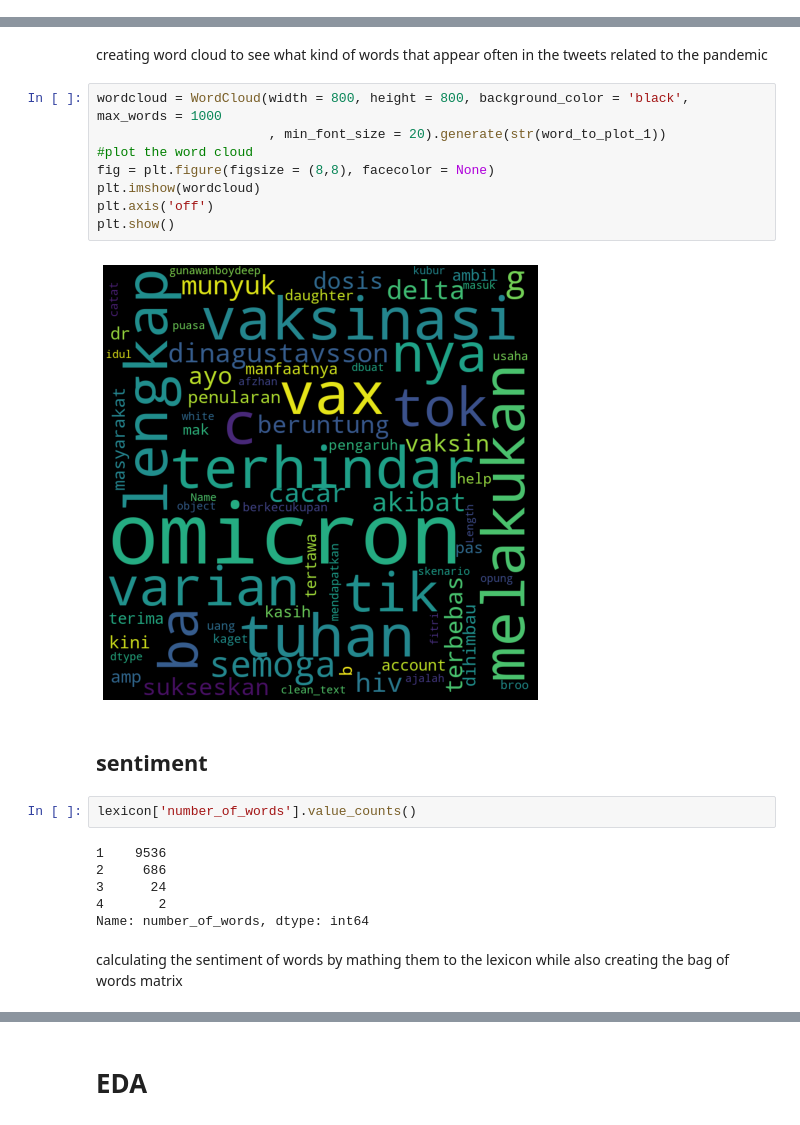
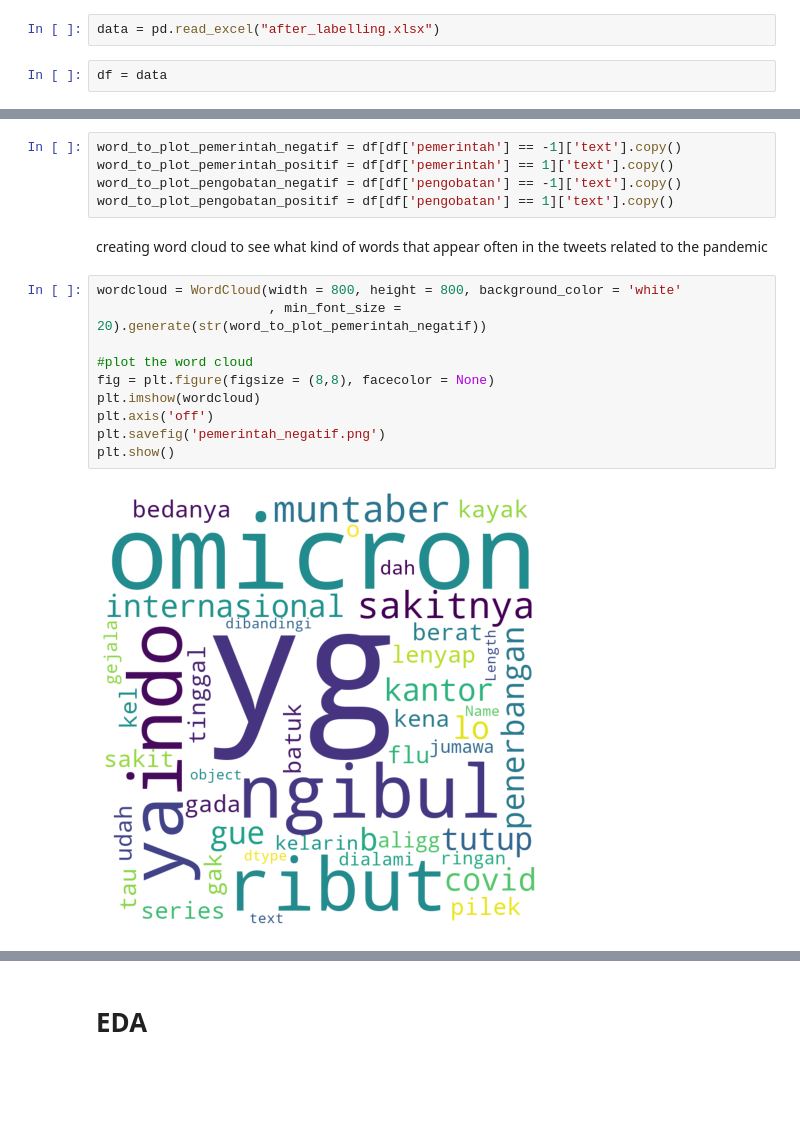
Before and after one commit to primakurniawan/analisis_sentimen_raja, a Jupyter notebook: Analysis.ipynb, the cells around one changed output, grey strips where cells are left out. Drawn from its saved outputs; the diff is of its cells as text; blank space fills up the shorter version.

Commit message:
create wordCloud

```diff
--- a/Analysis.ipynb
+++ b/Analysis.ipynb
@@ -244,0 +272,4 @@ word_to_plot_1 = word_to_plot.apply(lambda x: del_word(x,negasi))
+# %%
+data = pd.read_excel("after_labelling.xlsx")
+# %%
+df = data
@@ -245,24 +278,19 @@ word_to_plot_1 = word_to_plot.apply(lambda x: del_word(x,negasi))
+# %%
+word_to_plot_pemerintah_negatif = df[df['pemerintah'] == -1]['text'].copy()
+word_to_plot_pemerintah_positif = df[df['pemerintah'] == 1]['text'].copy()
+word_to_plot_pengobatan_negatif = df[df['pengobatan'] == -1]['text'].copy()
+word_to_plot_pengobatan_positif = df[df['pengobatan'] == 1]['text'].copy()
 # %% [markdown]
 creating word cloud to see what kind of words that appear often in the tweets related to the pandemic
 # %%
-wordcloud = WordCloud(width = 800, height = 800, background_color = 'black', max_words = 1000
-                      , min_font_size = 20).generate(str(word_to_plot_1))
+wordcloud = WordCloud(width = 800, height = 800, background_color = 'white'
+                      , min_font_size = 20).generate(str(word_to_plot_pemerintah_negatif))
+
 #plot the word cloud
 fig = plt.figure(figsize = (8,8), facecolor = None)
 plt.imshow(wordcloud)
 plt.axis('off')
+plt.savefig('pemerintah_negatif.png')
 plt.show()
 # %% [output]
-[figure, old version]
+[figure, new version]
-# %% [markdown]
-## sentiment
-# %%
-lexicon['number_of_words'].value_counts()
-# %% [output]
-1    9536
-2     686
-3      24
-4       2
-Name: number_of_words, dtype: int64
-# %% [markdown]
-calculating the sentiment of words by mathing them to the lexicon while also creating the bag of words matrix
```
Also changed, not shown: parts of 54 cells of this notebook, 8 other files.
